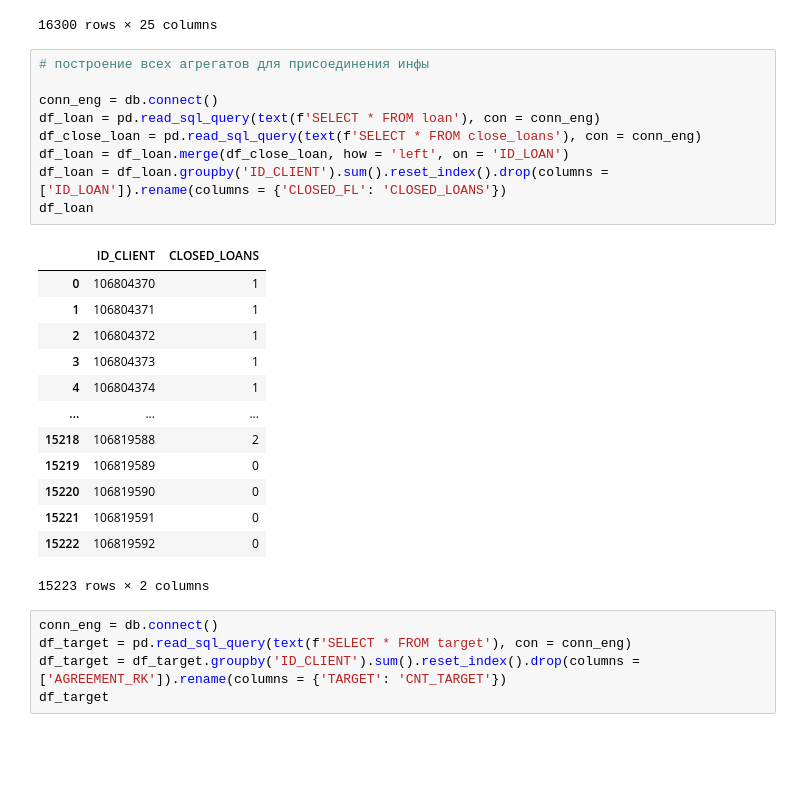
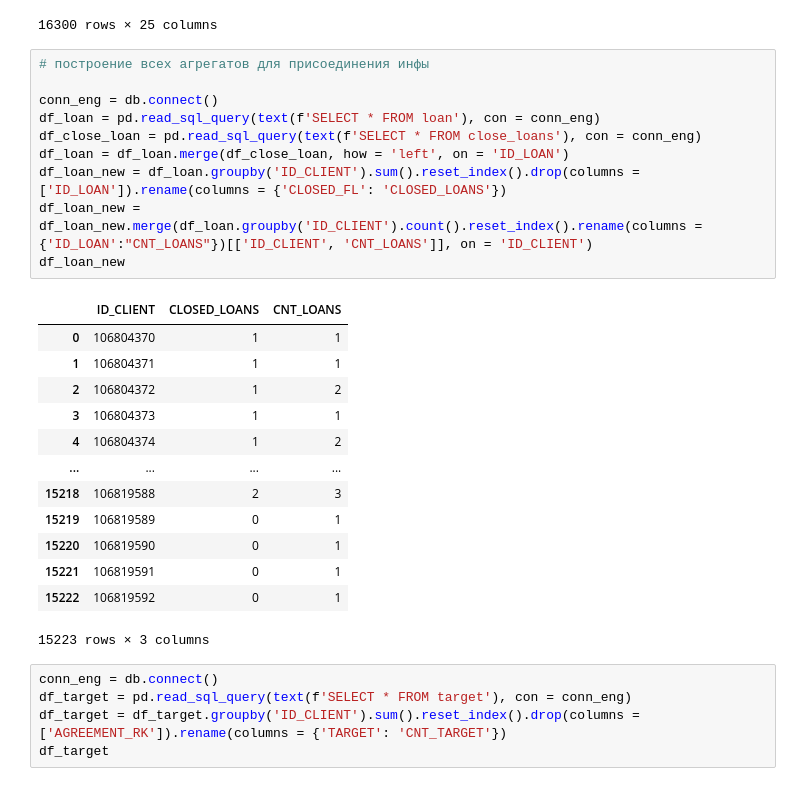
Before and after one commit to NGeraskina/Client_EDA_Streamlit, a Jupyter notebook: data/prepare_data.ipynb, the cells around one changed output. Saved outputs shown, nothing was run; the diff lists cells and outputs as text; blank space fills up the shorter version.

```diff
--- a/data/prepare_data.ipynb
+++ b/data/prepare_data.ipynb
@@ -45,26 +45,27 @@ df_clients
 # %%
 # построение всех агрегатов для присоединения инфы
 
 conn_eng = db.connect()
 df_loan = pd.read_sql_query(text(f'SELECT * FROM loan'), con = conn_eng)
 df_close_loan = pd.read_sql_query(text(f'SELECT * FROM close_loans'), con = conn_eng)
 df_loan = df_loan.merge(df_close_loan, how = 'left', on = 'ID_LOAN')
-df_loan = df_loan.groupby('ID_CLIENT').sum().reset_index().drop(columns = ['ID_LOAN']).rename(columns = {'CLOSED_FL': 'CLOSED_LOANS'})
-df_loan
+df_loan_new = df_loan.groupby('ID_CLIENT').sum().reset_index().drop(columns = ['ID_LOAN']).rename(columns = {'CLOSED_FL': 'CLOSED_LOANS'})
+df_loan_new = df_loan_new.merge(df_loan.groupby('ID_CLIENT').count().reset_index().rename(columns = {'ID_LOAN':"CNT_LOANS"})[['ID_CLIENT', 'CNT_LOANS']], on = 'ID_CLIENT')
+df_loan_new
 # %% [output]
-|  | ID_CLIENT | CLOSED_LOANS |
-| 0 | 106804370 | 1 |
-| 1 | 106804371 | 1 |
-| 2 | 106804372 | 1 |
-| 3 | 106804373 | 1 |
-| 4 | 106804374 | 1 |
-| ... | ... | ... |
-| 15218 | 106819588 | 2 |
-| 15219 | 106819589 | 0 |
-| 15220 | 106819590 | 0 |
-| 15221 | 106819591 | 0 |
-| 15222 | 106819592 | 0 |
+|  | ID_CLIENT | CLOSED_LOANS | CNT_LOANS |
+| 0 | 106804370 | 1 | 1 |
+| 1 | 106804371 | 1 | 1 |
+| 2 | 106804372 | 1 | 2 |
+| 3 | 106804373 | 1 | 1 |
+| 4 | 106804374 | 1 | 2 |
+| ... | ... | ... | ... |
+| 15218 | 106819588 | 2 | 3 |
+| 15219 | 106819589 | 0 | 1 |
+| 15220 | 106819590 | 0 | 1 |
+| 15221 | 106819591 | 0 | 1 |
+| 15222 | 106819592 | 0 | 1 |
-15223 rows × 2 columns
+15223 rows × 3 columns
 # %%
 conn_eng = db.connect()
 df_target = pd.read_sql_query(text(f'SELECT * FROM target'), con = conn_eng)
```
Also changed, not shown: parts of 11 cells of this notebook, 2 other files.
